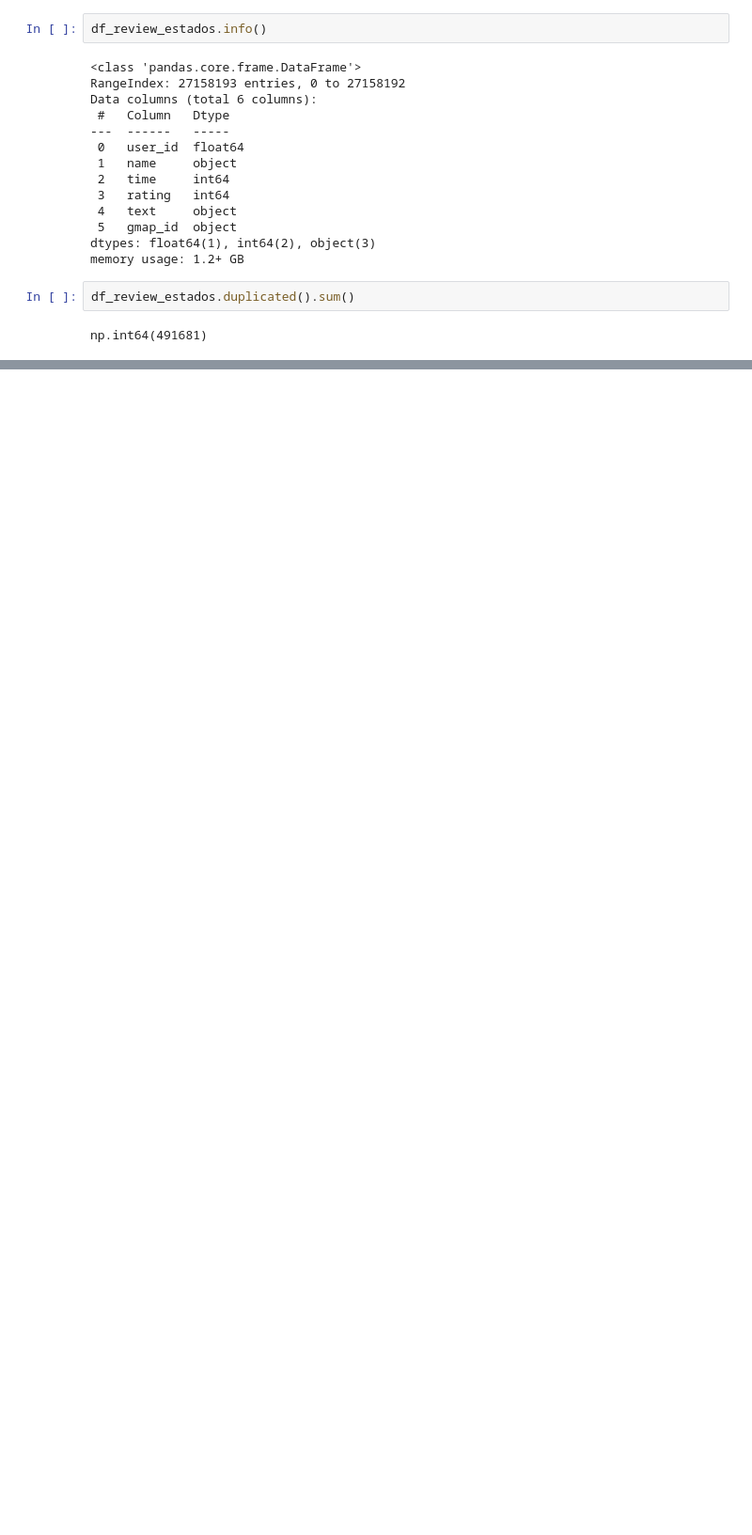
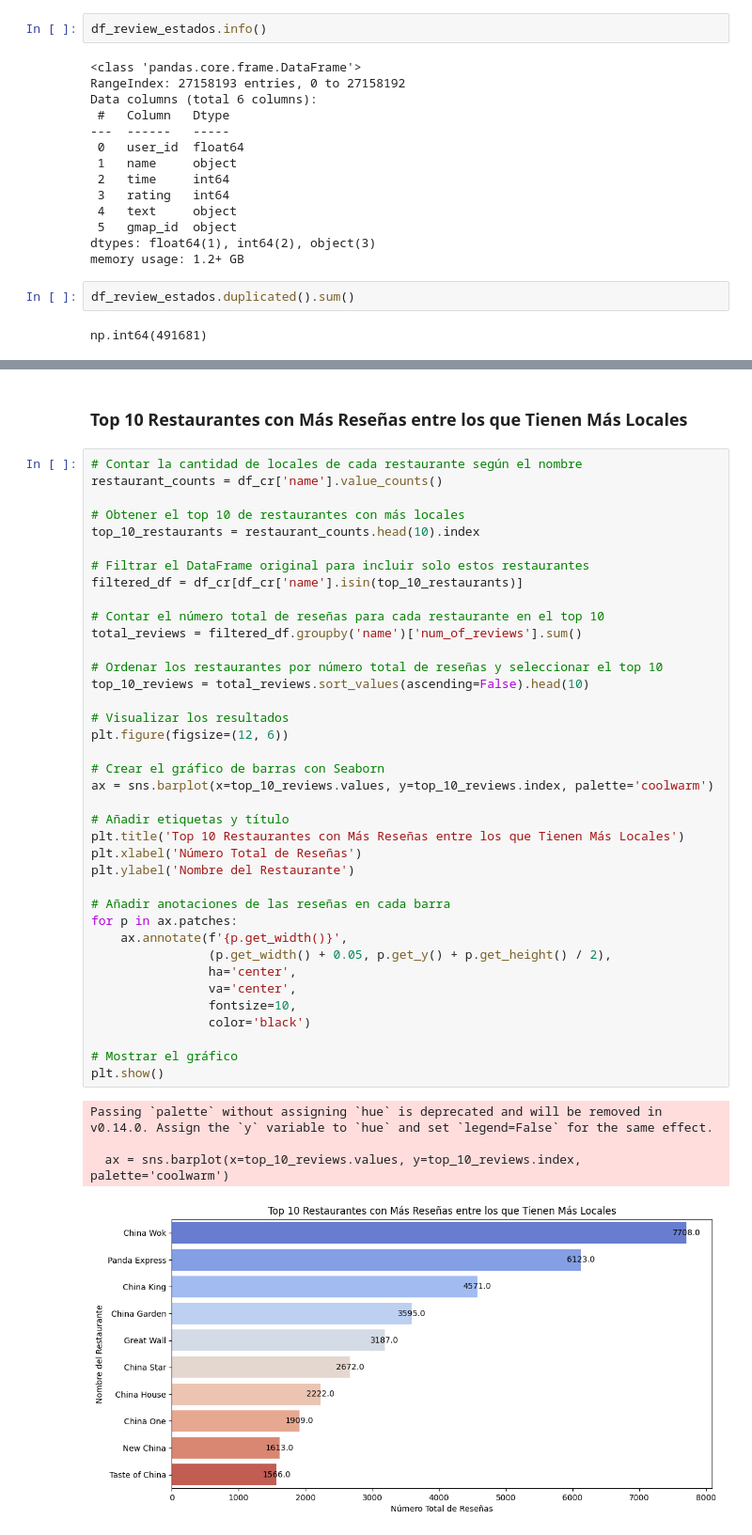
Before and after one commit to psm545/Google-and-Yelp-Recomendaciones-PF-Henry-PT-09, a Jupyter notebook: EDA_ADRIAN.ipynb, the cells around one changed output, grey strips where cells are left out. Shown at 94% size. Saved outputs shown, nothing was run; the diff lists cells and outputs as text; blank space fills up the shorter version.

```diff
--- a/EDA_ADRIAN.ipynb
+++ b/EDA_ADRIAN.ipynb
@@ -679,0 +1025,45 @@ df_concatenado.to_parquet("reviews_googlemap.parquet")
+# %% [markdown]
+### **Top 10 Restaurantes con Más Reseñas entre los que Tienen Más Locales**
+# %%
+# Contar la cantidad de locales de cada restaurante según el nombre
+restaurant_counts = df_cr['name'].value_counts()
+
+# Obtener el top 10 de restaurantes con más locales
+top_10_restaurants = restaurant_counts.head(10).index
+
+# Filtrar el DataFrame original para incluir solo estos restaurantes
+filtered_df = df_cr[df_cr['name'].isin(top_10_restaurants)]
+
+# Contar el número total de reseñas para cada restaurante en el top 10
+total_reviews = filtered_df.groupby('name')['num_of_reviews'].sum()
+
+# Ordenar los restaurantes por número total de reseñas y seleccionar el top 10
+top_10_reviews = total_reviews.sort_values(ascending=False).head(10)
+
+# Visualizar los resultados
+plt.figure(figsize=(12, 6))
+
+# Crear el gráfico de barras con Seaborn
+ax = sns.barplot(x=top_10_reviews.values, y=top_10_reviews.index, palette='coolwarm')
+
+# Añadir etiquetas y título
+plt.title('Top 10 Restaurantes con Más Reseñas entre los que Tienen Más Locales')
+plt.xlabel('Número Total de Reseñas')
+plt.ylabel('Nombre del Restaurante')
+
+# Añadir anotaciones de las reseñas en cada barra
+for p in ax.patches:
+    ax.annotate(f'{p.get_width()}',
+                (p.get_width() + 0.05, p.get_y() + p.get_height() / 2),
+                ha='center',
+                va='center',
+                fontsize=10,
+                color='black')
+
+# Mostrar el gráfico
+plt.show()
+# %% [output]
+Passing `palette` without assigning `hue` is deprecated and will be removed in v0.14.0. Assign the `y` variable to `hue` and set `legend=False` for the same effect.
+
+  ax = sns.barplot(x=top_10_reviews.values, y=top_10_reviews.index, palette='coolwarm')
+[figure, added]
```
Also changed, not shown: parts of 101 cells of this notebook, 3 other files.
